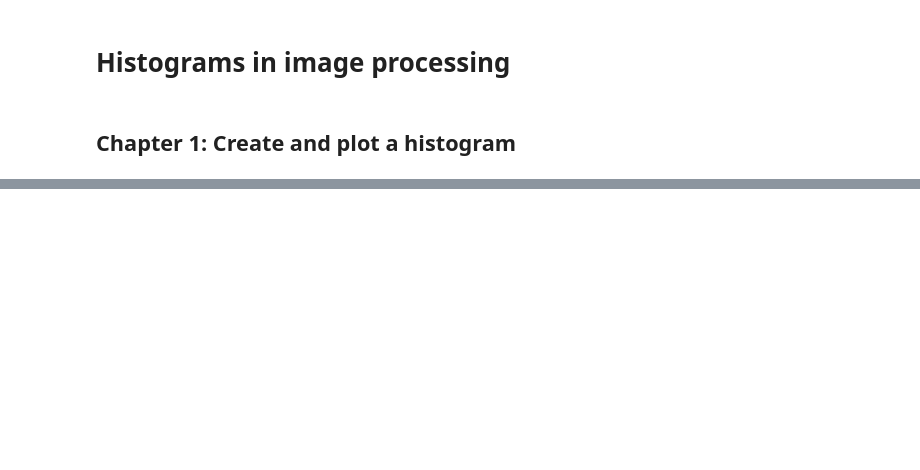
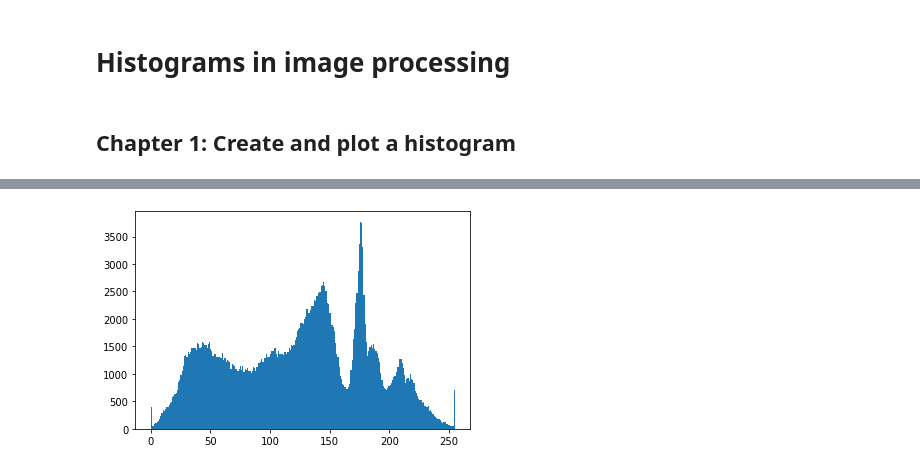
Before and after one commit to amlmsh/DBI, a Jupyter notebook: Stat_Histo_Chap01.ipynb, the cells around one changed output, grey strips where cells are left out. Drawn from its saved outputs; the diff is of its cells as text; code cells hidden in the pictures; blank space fills up the shorter version.

```diff
--- a/Stat_Histo_Chap01.ipynb
+++ b/Stat_Histo_Chap01.ipynb
@@ -35,4 +64,6 @@ plt.plot(histo)
 # %%
-histoPlt = plt.hist(imageGray.ravel(),256,[0,256])
+histoPlt = plt.hist(imageGray.ravel(),256,[0,255])
+# %% [output]
+[figure, added]
 # %%
 imageGray
```
Also changed, not shown: parts of 9 cells of this notebook, 18 other files.
